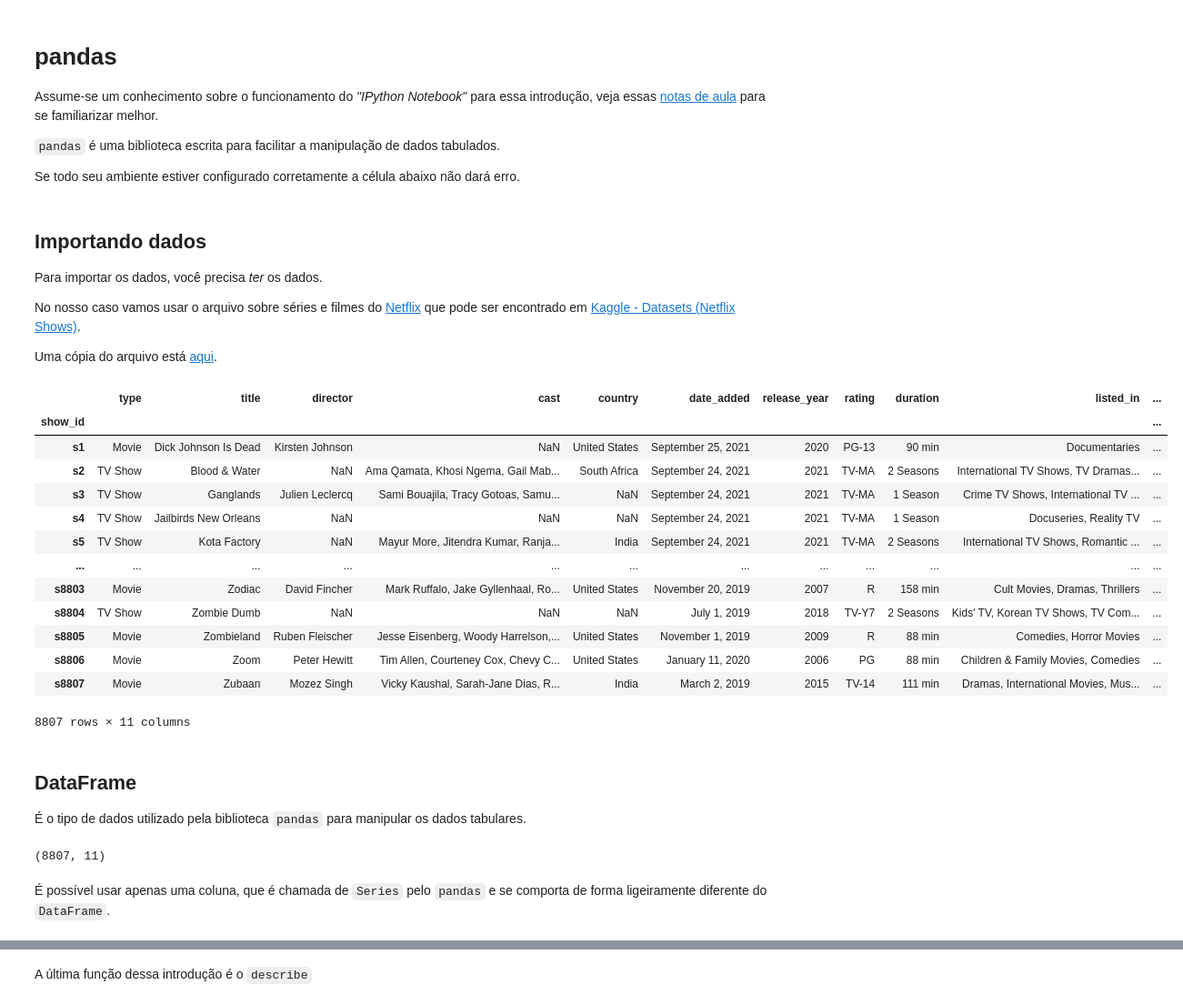
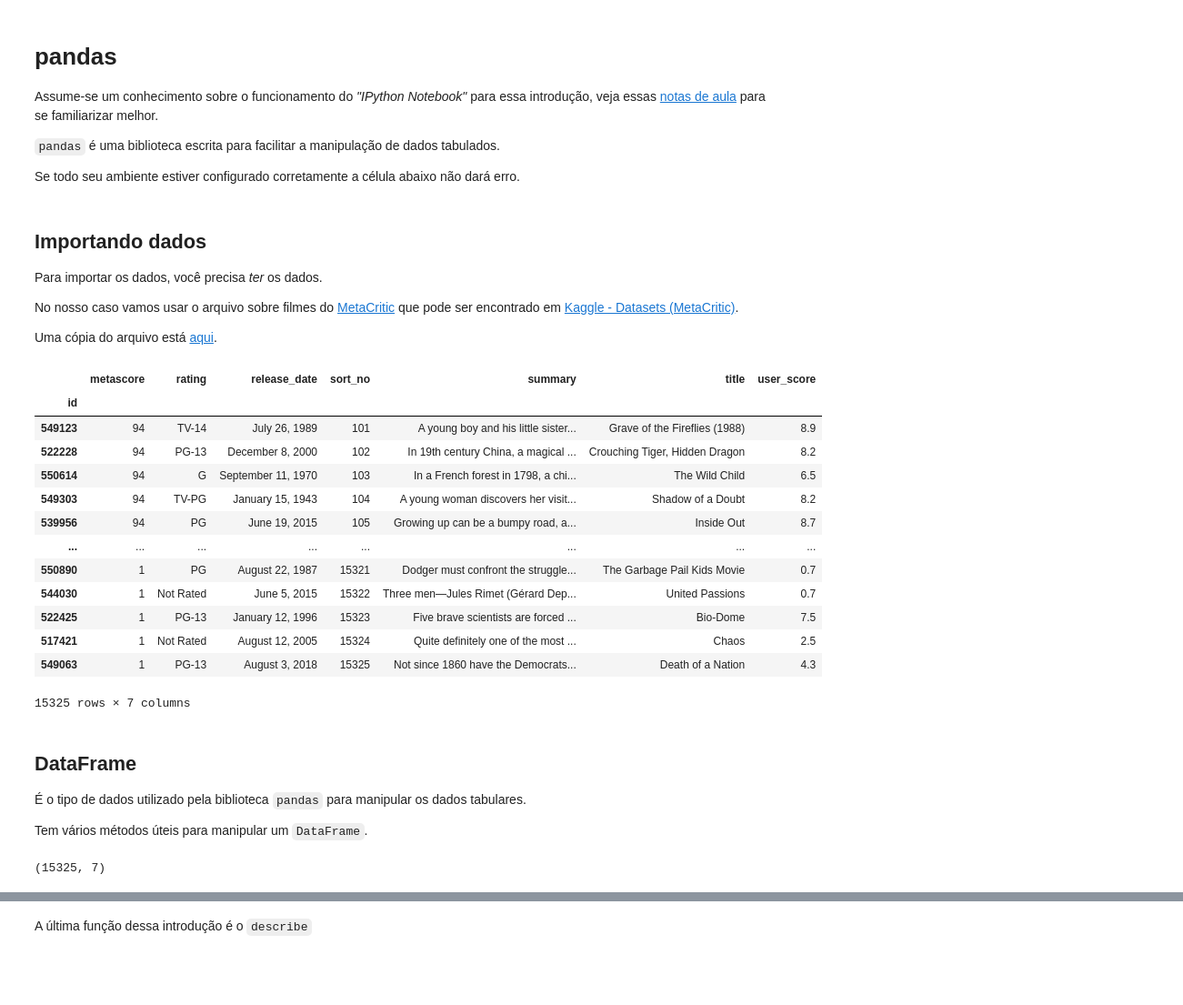
Before and after one commit to ProfRonan/ck0087-fundamentos-de-programacao, a Jupyter notebook: notas_de_aula/extra/intro_pandas.ipynb, the cells around one changed output, grey strips where cells are left out. Shown: that part at 91% size. Cells and saved outputs as stored; diff of their text form; code cells hidden in the pictures; blank space fills up the shorter version.

```diff
--- a/notas_de_aula/extra/intro_pandas.ipynb
+++ b/notas_de_aula/extra/intro_pandas.ipynb
@@ -13,34 +14,38 @@ import pandas
 
 Para importar os dados, você precisa *ter* os dados.
 
-No nosso caso vamos usar o arquivo sobre séries e filmes do [Netflix](https://www.netflix.com/) que pode ser encontrado em [Kaggle - Datasets (Netflix Shows)](https://www.kaggle.com/datasets/shivamb/netflix-shows).
+No nosso caso vamos usar o arquivo sobre filmes do [MetaCritic](https://www.metacritic.com/movie) que pode ser encontrado em [Kaggle - Datasets (MetaCritic)](https://www.kaggle.com/datasets/patkle/metacritic-scores-for-games-movies-tv-and-music).
 
-Uma cópia do arquivo está [aqui](data/netflix_titles.csv).
+Uma cópia do arquivo está [aqui](data/movies.csv).
 # %%
-netflix_shows = pandas.read_csv("data/netflix_titles.csv", index_col="show_id") # Importa os dados para o formato usado pelo pandas
-netflix_shows # Mostra as 5 primeiras e 5 últimas linhas do DataFrame (tipo tabular usado pelo pandas)
+# Importa o arquivo csv (comma separated values) e diz que a coluna de índice é a 'id'
+movies = pandas.read_csv("data/movies.csv", index_col="id")
+
+# Mostra as 5 primeiras e últimas linhas do DataFrame (tipo tabular usado pelo pandas)
+movies
 # %% [output]
-|  | type | title | director | cast | country | date_added | release_year | rating | duration | listed_in | ... |
-| show_id |  |  |  |  |  |  |  |  |  |  | ... |
-| s1 | Movie | Dick Johnson Is Dead | Kirsten Johnson | NaN | United States | September 25, 2021 | 2020 | PG-13 | 90 min | Documentaries | ... |
-| s2 | TV Show | Blood & Water | NaN | Ama Qamata, Khosi Ngema, Gail Mab... | South Africa | September 24, 2021 | 2021 | TV-MA | 2 Seasons | International TV Shows, TV Dramas... | ... |
-| s3 | TV Show | Ganglands | Julien Leclercq | Sami Bouajila, Tracy Gotoas, Samu... | NaN | September 24, 2021 | 2021 | TV-MA | 1 Season | Crime TV Shows, International TV ... | ... |
-| s4 | TV Show | Jailbirds New Orleans | NaN | NaN | NaN | September 24, 2021 | 2021 | TV-MA | 1 Season | Docuseries, Reality TV | ... |
-| s5 | TV Show | Kota Factory | NaN | Mayur More, Jitendra Kumar, Ranja... | India | September 24, 2021 | 2021 | TV-MA | 2 Seasons | International TV Shows, Romantic ... | ... |
-| ... | ... | ... | ... | ... | ... | ... | ... | ... | ... | ... | ... |
-| s8803 | Movie | Zodiac | David Fincher | Mark Ruffalo, Jake Gyllenhaal, Ro... | United States | November 20, 2019 | 2007 | R | 158 min | Cult Movies, Dramas, Thrillers | ... |
-| s8804 | TV Show | Zombie Dumb | NaN | NaN | NaN | July 1, 2019 | 2018 | TV-Y7 | 2 Seasons | Kids' TV, Korean TV Shows, TV Com... | ... |
-| s8805 | Movie | Zombieland | Ruben Fleischer | Jesse Eisenberg, Woody Harrelson,... | United States | November 1, 2019 | 2009 | R | 88 min | Comedies, Horror Movies | ... |
-| s8806 | Movie | Zoom | Peter Hewitt | Tim Allen, Courteney Cox, Chevy C... | United States | January 11, 2020 | 2006 | PG | 88 min | Children & Family Movies, Comedies | ... |
-| s8807 | Movie | Zubaan | Mozez Singh | Vicky Kaushal, Sarah-Jane Dias, R... | India | March 2, 2019 | 2015 | TV-14 | 111 min | Dramas, International Movies, Mus... | ... |
+|  | metascore | rating | release_date | sort_no | summary | title | user_score |
+| id |  |  |  |  |  |  |  |
+| 549123 | 94 | TV-14 | July 26, 1989 | 101 | A young boy and his little sister... | Grave of the Fireflies (1988) | 8.9 |
+| 522228 | 94 | PG-13 | December 8, 2000 | 102 | In 19th century China, a magical ... | Crouching Tiger, Hidden Dragon | 8.2 |
+| 550614 | 94 | G | September 11, 1970 | 103 | In a French forest in 1798, a chi... | The Wild Child | 6.5 |
+| 549303 | 94 | TV-PG | January 15, 1943 | 104 | A young woman discovers her visit... | Shadow of a Doubt | 8.2 |
+| 539956 | 94 | PG | June 19, 2015 | 105 | Growing up can be a bumpy road, a... | Inside Out | 8.7 |
+| ... | ... | ... | ... | ... | ... | ... | ... |
+| 550890 | 1 | PG | August 22, 1987 | 15321 | Dodger must confront the struggle... | The Garbage Pail Kids Movie | 0.7 |
+| 544030 | 1 | Not Rated | June 5, 2015 | 15322 | Three men—Jules Rimet (Gérard Dep... | United Passions | 0.7 |
+| 522425 | 1 | PG-13 | January 12, 1996 | 15323 | Five brave scientists are forced ... | Bio-Dome | 7.5 |
+| 517421 | 1 | Not Rated | August 12, 2005 | 15324 | Quite definitely one of the most ... | Chaos | 2.5 |
+| 549063 | 1 | PG-13 | August 3, 2018 | 15325 | Not since 1860 have the Democrats... | Death of a Nation | 4.3 |
-8807 rows × 11 columns
+15325 rows × 7 columns
 # %% [markdown]
 ## DataFrame
 
 É o tipo de dados utilizado pela biblioteca `pandas` para manipular os dados tabulares.
+
+Tem vários métodos úteis para manipular um `DataFrame`.
 # %%
-netflix_shows.shape # Exibe quantas linhas e colunas tem no DataFrame
+# Exibe quantas linhas e colunas tem no DataFrame
+movies.shape
 # %% [output]
-(8807, 11)
+(15325, 7)
-# %% [markdown]
-É possível usar apenas uma coluna, que é chamada de `Series` pelo `pandas` e se comporta de forma ligeiramente diferente do `DataFrame`.
```
Also changed, not shown: parts of 23 cells of this notebook, 2 other files.
